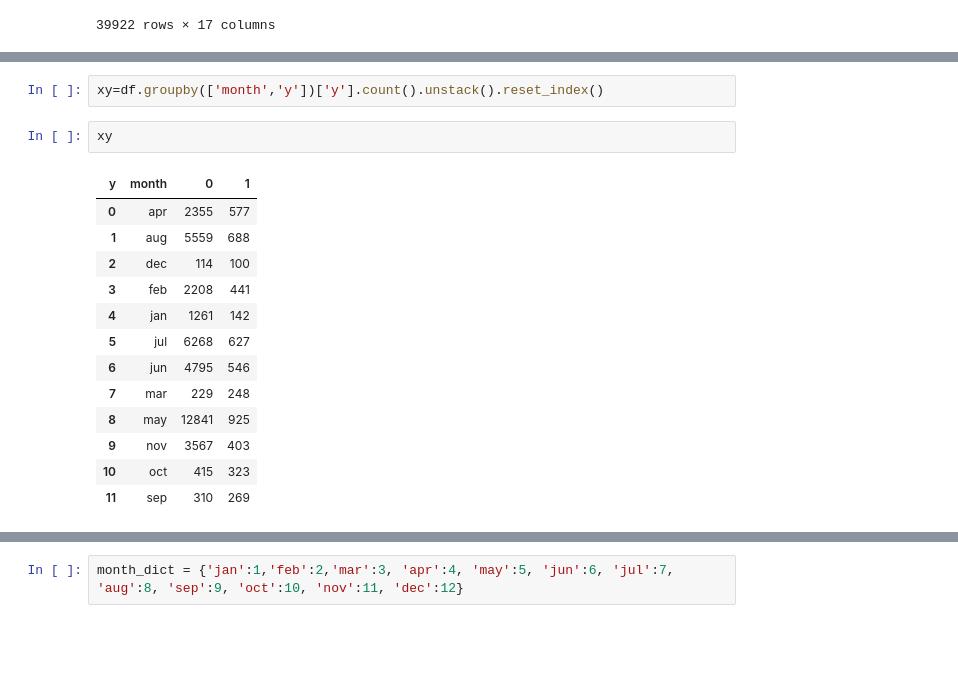
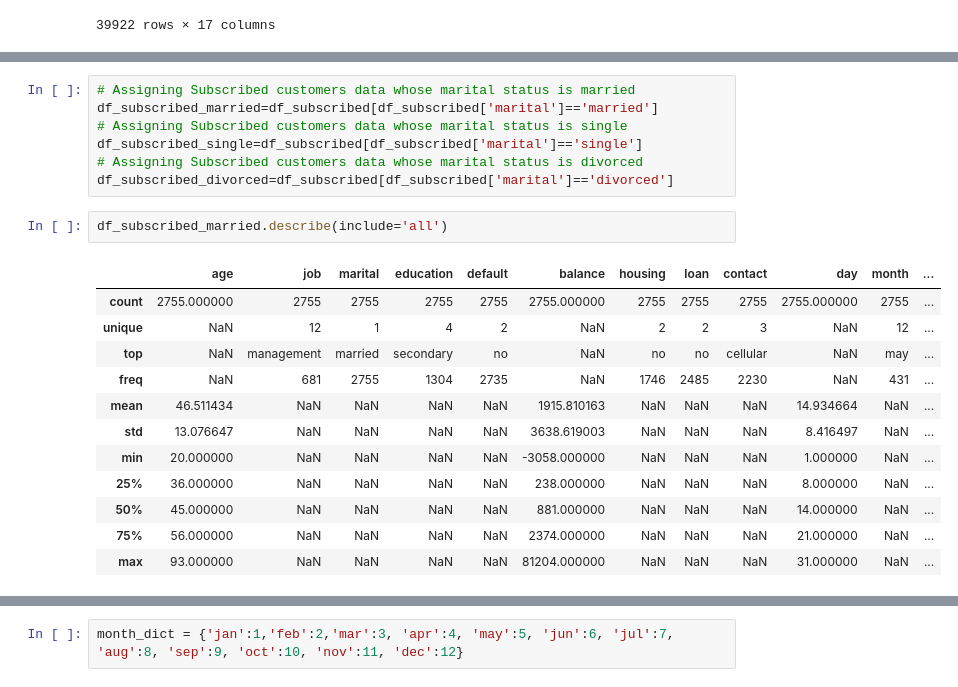
Before and after one commit to Hariharapanda-Deepak/Bankmarketingeffectivenessprediction, a Jupyter notebook: Bankmarketingeffectivenessprediction.ipynb, the cells around one changed output, grey strips where cells are left out. Drawn from its saved outputs; the diff is of its cells as text; blank space fills up the shorter version.

```diff
--- a/Bankmarketingeffectivenessprediction.ipynb
+++ b/Bankmarketingeffectivenessprediction.ipynb
@@ -502,18 +412,22 @@ xy.plot(x='contact',kind='bar',title='marital status Vs y')
-# %%
-xy=df.groupby(['month','y'])['y'].count().unstack().reset_index()
-# %%
-xy
-# %% [output]
-| y | month | 0 | 1 |
-| 0 | apr | 2355 | 577 |
-| 1 | aug | 5559 | 688 |
-| 2 | dec | 114 | 100 |
-| 3 | feb | 2208 | 441 |
-| 4 | jan | 1261 | 142 |
-| 5 | jul | 6268 | 627 |
-| 6 | jun | 4795 | 546 |
-| 7 | mar | 229 | 248 |
-| 8 | may | 12841 | 925 |
-| 9 | nov | 3567 | 403 |
-| 10 | oct | 415 | 323 |
-| 11 | sep | 310 | 269 |
+# %%
+# Assigning Subscribed customers data whose marital status is married
+df_subscribed_married=df_subscribed[df_subscribed['marital']=='married']
+# Assigning Subscribed customers data whose marital status is single
+df_subscribed_single=df_subscribed[df_subscribed['marital']=='single']
+# Assigning Subscribed customers data whose marital status is divorced
+df_subscribed_divorced=df_subscribed[df_subscribed['marital']=='divorced']
+# %%
+df_subscribed_married.describe(include='all')
+# %% [output]
+|  | age | job | marital | education | default | balance | housing | loan | contact | day | month | ... |
+| count | 2755.000000 | 2755 | 2755 | 2755 | 2755 | 2755.000000 | 2755 | 2755 | 2755 | 2755.000000 | 2755 | ... |
+| unique | NaN | 12 | 1 | 4 | 2 | NaN | 2 | 2 | 3 | NaN | 12 | ... |
+| top | NaN | management | married | secondary | no | NaN | no | no | cellular | NaN | may | ... |
+| freq | NaN | 681 | 2755 | 1304 | 2735 | NaN | 1746 | 2485 | 2230 | NaN | 431 | ... |
+| mean | 46.511434 | NaN | NaN | NaN | NaN | 1915.810163 | NaN | NaN | NaN | 14.934664 | NaN | ... |
+| std | 13.076647 | NaN | NaN | NaN | NaN | 3638.619003 | NaN | NaN | NaN | 8.416497 | NaN | ... |
+| min | 20.000000 | NaN | NaN | NaN | NaN | -3058.000000 | NaN | NaN | NaN | 1.000000 | NaN | ... |
+| 25% | 36.000000 | NaN | NaN | NaN | NaN | 238.000000 | NaN | NaN | NaN | 8.000000 | NaN | ... |
+| 50% | 45.000000 | NaN | NaN | NaN | NaN | 881.000000 | NaN | NaN | NaN | 14.000000 | NaN | ... |
+| 75% | 56.000000 | NaN | NaN | NaN | NaN | 2374.000000 | NaN | NaN | NaN | 21.000000 | NaN | ... |
+| max | 93.000000 | NaN | NaN | NaN | NaN | 81204.000000 | NaN | NaN | NaN | 31.000000 | NaN | ... |
```
Also changed, not shown: parts of 56 cells of this notebook.
